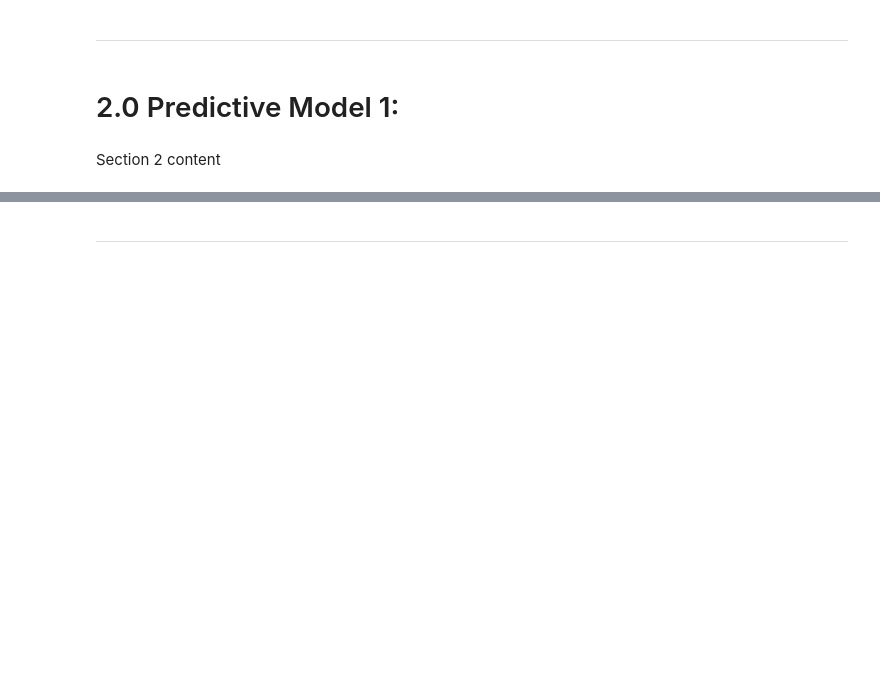
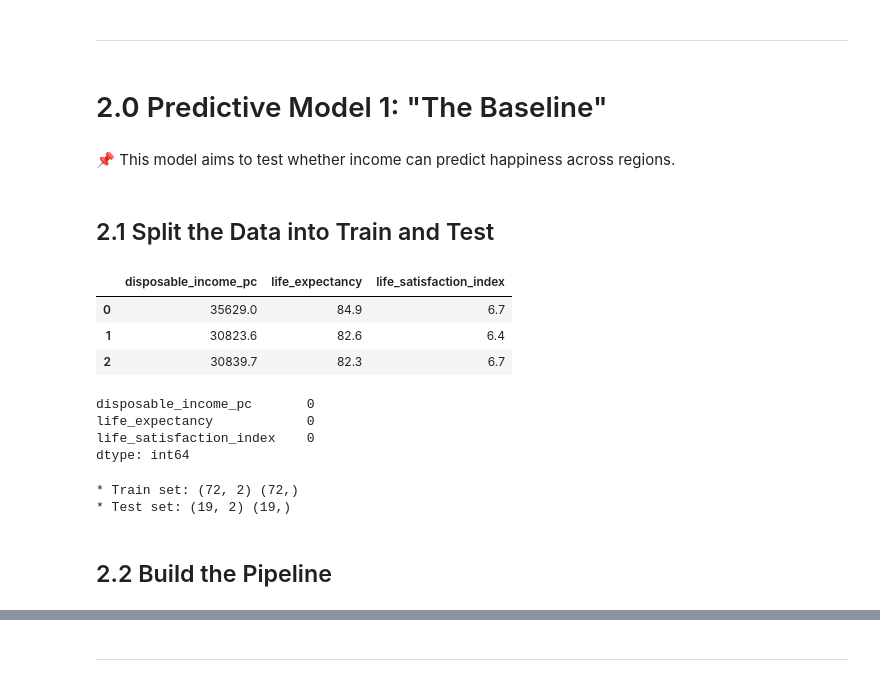
Before and after one commit to HaveTimeDrinkTea/Keeping_up_with_the_Joneses, a Jupyter notebook: jupyter_notebooks/03_Predictive_Modelling.ipynb, the cells around one changed output, grey strips where cells are left out. Saved outputs shown, nothing was run; the diff lists cells and outputs as text; code cells hidden in the pictures; blank space fills up the shorter version.

Commit message:
Created model 1: the baseline model

```diff
--- a/jupyter_notebooks/03_Predictive_Modelling.ipynb
+++ b/jupyter_notebooks/03_Predictive_Modelling.ipynb
@@ -67,6 +73,52 @@ df_regional_wellbeing_6countries_mainland.head(3)
 # %% [markdown]
 ---
 # %% [markdown]
-# 2.0 Predictive Model 1:
+# 2.0 Predictive Model 1: "The Baseline"
-# %% [markdown]
-Section 2 content
+# %% [markdown]
+📌 This model aims to test whether income can predict happiness across regions.
+# %% [markdown]
+## 2.1 Split the Data into Train and Test
+# %%
+m1_want_col_list = ["disposable_income_pc", "life_expectancy", "life_satisfaction_index"]
+
+df_model1 = df_regional_wellbeing_6countries_mainland.copy()
+
+df_model1 = df_regional_wellbeing_6countries_mainland[m1_want_col_list]
+
+df_model1.head(3)
+# %% [output]
+|  | disposable_income_pc | life_expectancy | life_satisfaction_index |
+| 0 | 35629.0 | 84.9 | 6.7 |
+| 1 | 30823.6 | 82.6 | 6.4 |
+| 2 | 30839.7 | 82.3 | 6.7 |
+# %%
+# double check for missing values
+print(df_model1.isnull().sum())
+# %% [output]
+disposable_income_pc       0
+life_expectancy            0
+life_satisfaction_index    0
+dtype: int64
+# %%
+from sklearn.model_selection import train_test_split
+
+X_train, X_test, y_train, y_test = train_test_split(
+                                    df_model1.drop(['life_satisfaction_index'], axis=1), # for the X dependent variables& dropping the target variable
+                                    df_model1['life_satisfaction_index'],# add the target valurable
+                                    test_size=0.2, # 80/20 split into train and test
+                                    random_state=101  # set the seed for the random generator for the splitting process
+                                    )
+
+print(
+    "* Train set:",
+    X_train.shape,
+    y_train.shape,
+    "\n* Test set:",
+    X_test.shape,
+    y_test.shape,
+)
+# %% [output]
+* Train set: (72, 2) (72,)
+* Test set: (19, 2) (19,)
+# %% [markdown]
+## 2.2 Build the Pipeline
```
Also changed, not shown: parts of 33 cells of this notebook.
